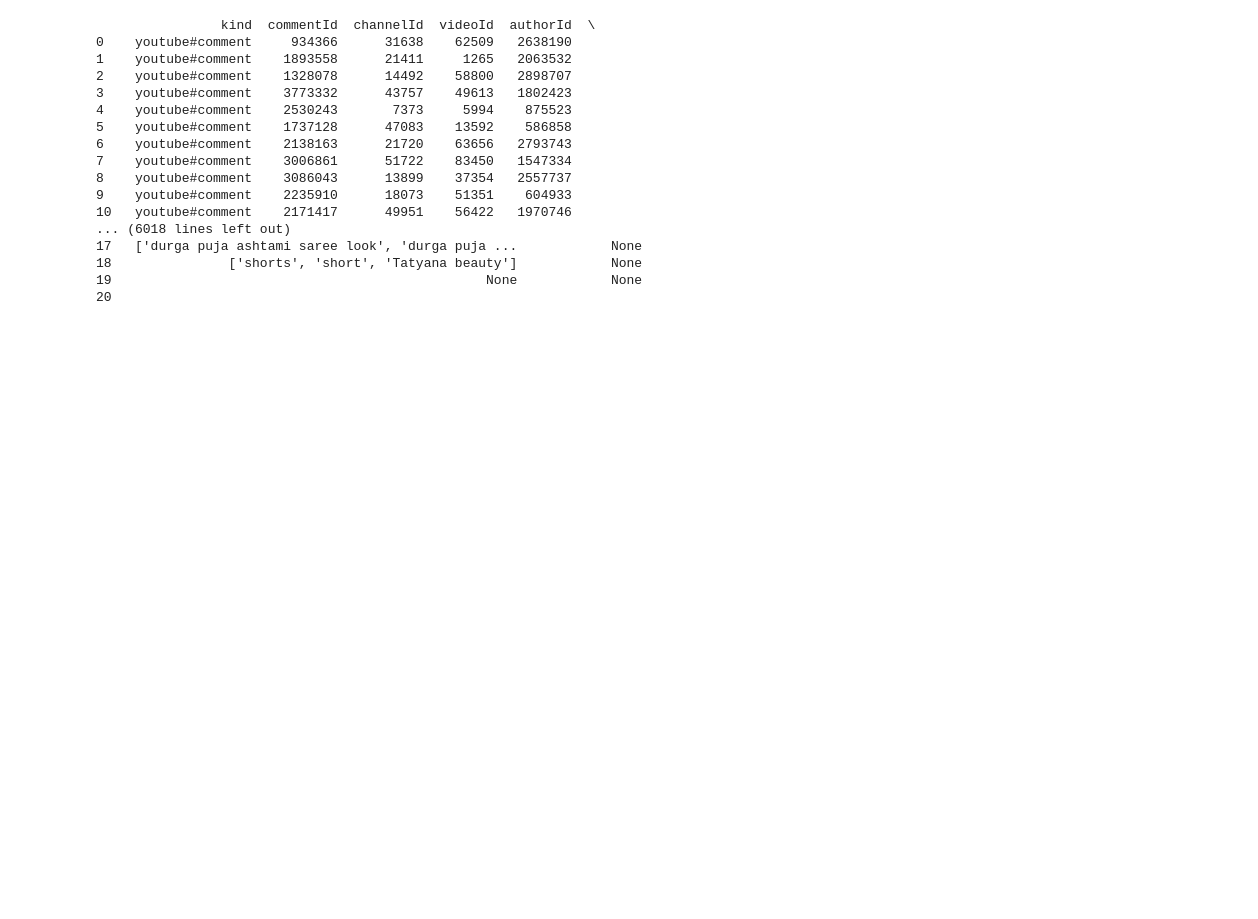
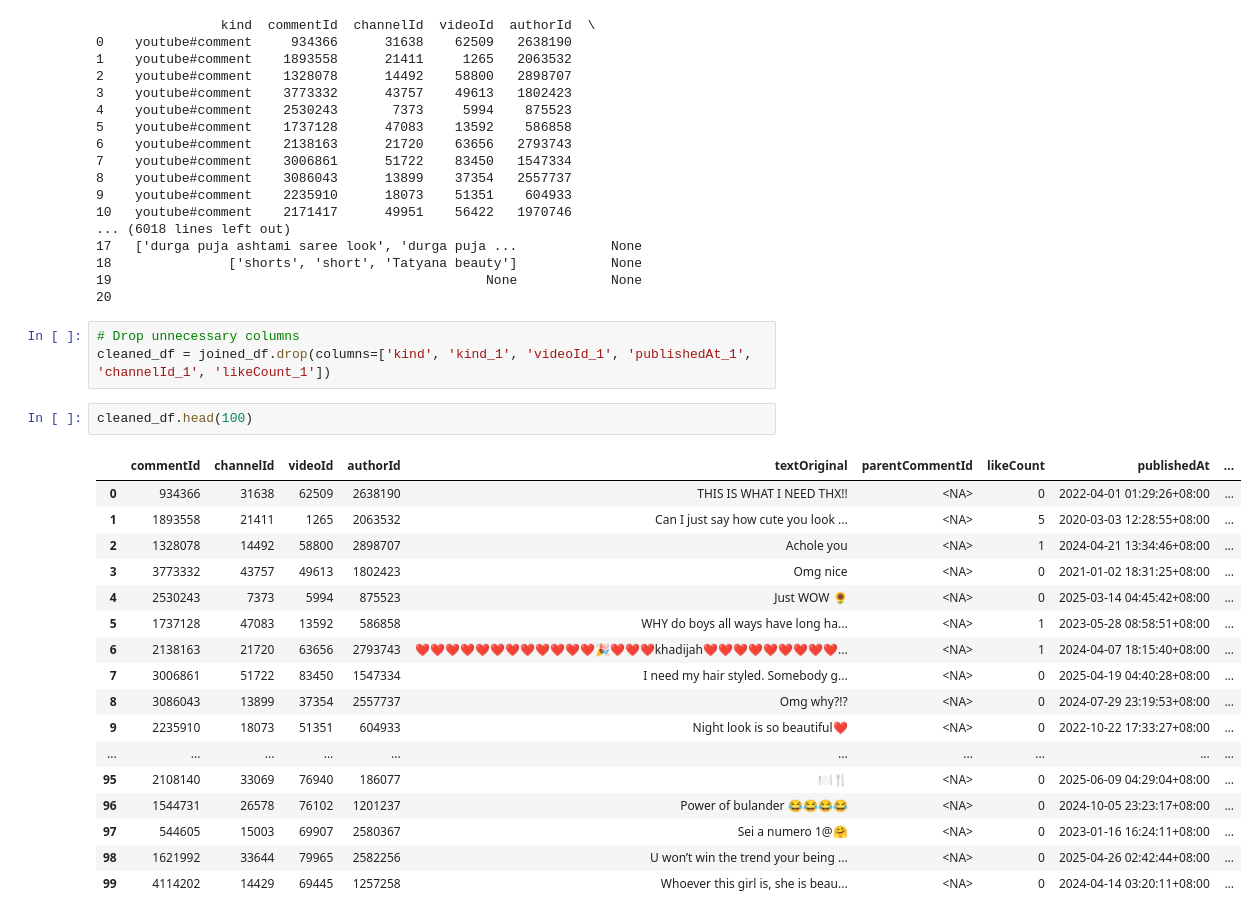
Before and after one commit to SALeeWenLing/loreal_datathon, a Jupyter notebook: duck.ipynb, the cells around one changed output. Drawn from its saved outputs; the diff is of its cells as text; blank space fills up the shorter version.

Commit message:
chore: Dropped ['kind', 'kind_1', 'videoId_1', 'publishedAt_1', 'channelId_1', 'likeCount_1'] because they add no semantic value

```diff
--- a/duck.ipynb
+++ b/duck.ipynb
@@ -190,3 +178,26 @@ joined_df.head(1000)
 18               ['shorts', 'short', 'Tatyana beauty']            None
 19                                                None            None
 20
+# %%
+# Drop unnecessary columns
+cleaned_df = joined_df.drop(columns=['kind', 'kind_1', 'videoId_1', 'publishedAt_1', 'channelId_1', 'likeCount_1'])
+# %%
+cleaned_df.head(100)
+# %% [output]
+|  | commentId | channelId | videoId | authorId | textOriginal | parentCommentId | likeCount | publishedAt | ... |
+| 0 | 934366 | 31638 | 62509 | 2638190 | THIS IS WHAT I NEED THX!! | <NA> | 0 | 2022-04-01 01:29:26+08:00 | ... |
+| 1 | 1893558 | 21411 | 1265 | 2063532 | Can I just say how cute you look ... | <NA> | 5 | 2020-03-03 12:28:55+08:00 | ... |
+| 2 | 1328078 | 14492 | 58800 | 2898707 | Achole you | <NA> | 1 | 2024-04-21 13:34:46+08:00 | ... |
+| 3 | 3773332 | 43757 | 49613 | 1802423 | Omg nice | <NA> | 0 | 2021-01-02 18:31:25+08:00 | ... |
+| 4 | 2530243 | 7373 | 5994 | 875523 | Just WOW 🌻 | <NA> | 0 | 2025-03-14 04:45:42+08:00 | ... |
+| 5 | 1737128 | 47083 | 13592 | 586858 | WHY do boys all ways have long ha... | <NA> | 1 | 2023-05-28 08:58:51+08:00 | ... |
+| 6 | 2138163 | 21720 | 63656 | 2793743 | ❤❤❤❤❤❤❤❤❤❤❤❤🎉❤❤❤khadijah❤❤❤❤❤❤❤❤❤... | <NA> | 1 | 2024-04-07 18:15:40+08:00 | ... |
+| 7 | 3006861 | 51722 | 83450 | 1547334 | I need my hair styled. Somebody g... | <NA> | 0 | 2025-04-19 04:40:28+08:00 | ... |
+| 8 | 3086043 | 13899 | 37354 | 2557737 | Omg why?!? | <NA> | 0 | 2024-07-29 23:19:53+08:00 | ... |
+| 9 | 2235910 | 18073 | 51351 | 604933 | Night look is so beautiful❤ | <NA> | 0 | 2022-10-22 17:33:27+08:00 | ... |
+| ... | ... | ... | ... | ... | ... | ... | ... | ... | ... |
+| 95 | 2108140 | 33069 | 76940 | 186077 | 🍽️🍴 | <NA> | 0 | 2025-06-09 04:29:04+08:00 | ... |
+| 96 | 1544731 | 26578 | 76102 | 1201237 | Power of bulander 😂😂😂😂 | <NA> | 0 | 2024-10-05 23:23:17+08:00 | ... |
+| 97 | 544605 | 15003 | 69907 | 2580367 | Sei a numero 1@🤗 | <NA> | 0 | 2023-01-16 16:24:11+08:00 | ... |
+| 98 | 1621992 | 33644 | 79965 | 2582256 | U won’t win the trend your being ... | <NA> | 0 | 2025-04-26 02:42:44+08:00 | ... |
+| 99 | 4114202 | 14429 | 69445 | 1257258 | Whoever this girl is, she is beau... | <NA> | 0 | 2024-04-14 03:20:11+08:00 | ... |
```
Also changed, not shown: parts of 3 cells of this notebook.
